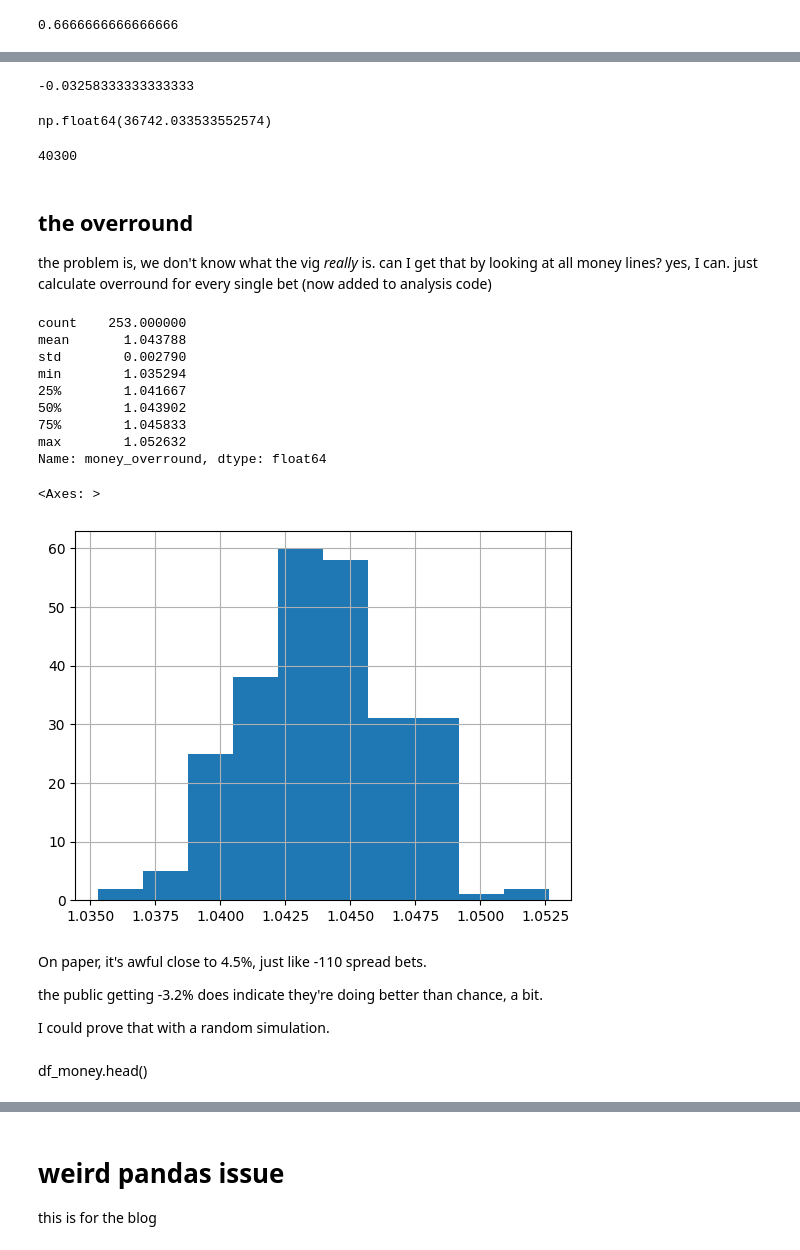
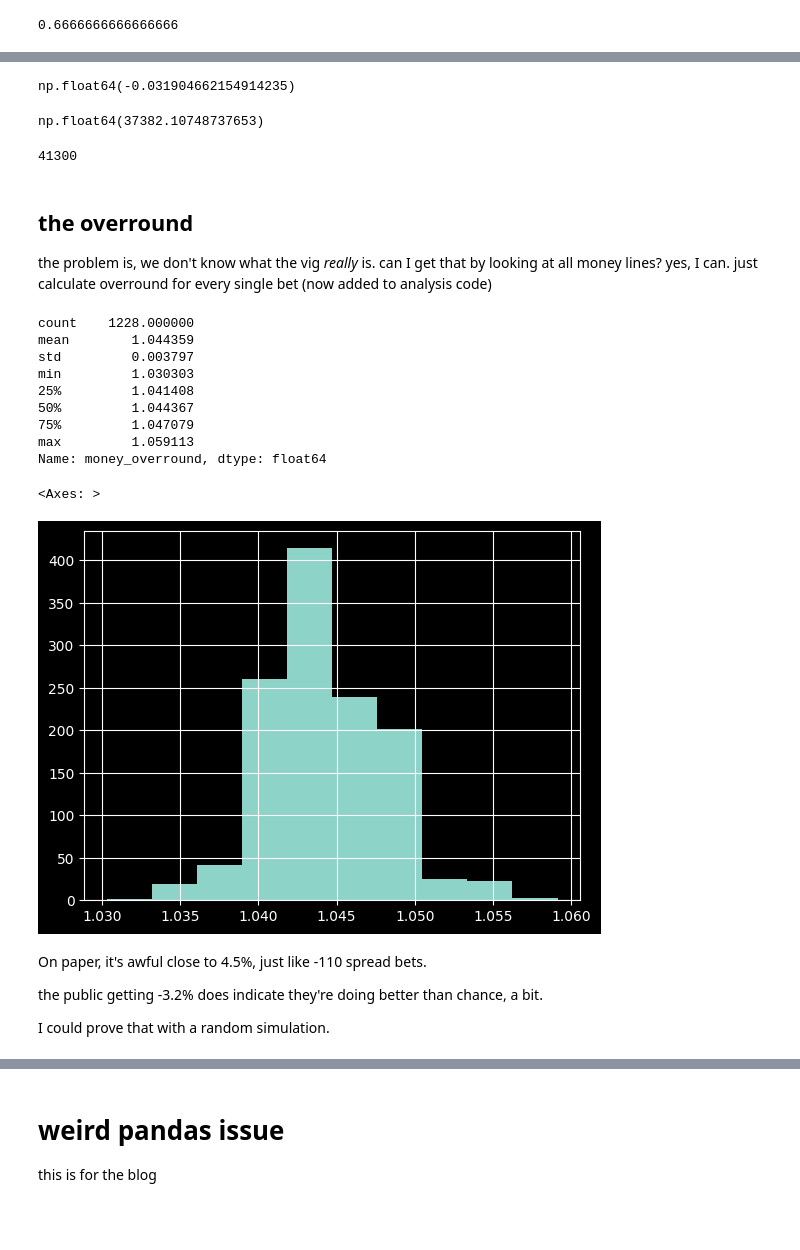
Before and after one commit to csdurfee/scrape_yahoo_odds, a Jupyter notebook: explore_football.ipynb, the cells around one changed output, grey strips where cells are left out. Drawn from its saved outputs; the diff is of its cells as text; code cells hidden in the pictures; blank space fills up the shorter version.

```diff
--- a/explore_football.ipynb
+++ b/explore_football.ipynb
@@ -295,0 +406,13 @@ dtype: float64
+# %%
+plt.style.use('dark_background')
+
+plt.title("BetMGM NFL spreads - fading the public")
+plt.xlabel("year")
+plt.ylabel("win percent")
+plt.xticks(fade_win_pct.index)
+plt.yticks(np.arange(37.5, 65, 2.5))
+plt.ylim([37.5,62.5])
+plt.axhline(52.4, color='green', linestyle="--")
+plt.axhline(100 * ci[0], color='yellow')
+plt.axhline(100 * ci[1], color='yellow')
+plt.plot(fade_win_pct.index, fade_win_pct.values * 100, "o-", color='dodgerblue')
@@ -318,0 +467,11 @@ Name: count, dtype: int64
+# %%
+plt.style.use('dark_background')
+
+plt.title("BetMGM NFL spreads - fading the public")
+plt.xlabel("year")
+plt.ylabel("win percent")
+plt.xticks(fade_win_pct.index)
+plt.axhline(52.4, color='white', linestyle="--")
+plt.plot(fade_win_pct.index, fade_win_pct.values * 100, color='dodgerblue', label="wager percentage")
+plt.plot(consensus_win_pct.index, consensus_win_pct.values * 100, color='white', label="consensus")
+plt.legend()
@@ -569,2 +1086,0 @@ code cribbed from another project of mine:
-# %%
-df_money['money_converted'] =  df_money.money_popular_odds.map(payout)
@@ -627,41 +1152,39 @@ this isn't a bad rate of return, assuming I didn't screw something up here.. -3.
 # %%
--3910 / (100 * len(df_money))
+moneyline_profit / (100 * len(df_money))
 # %% [output]
--0.03258333333333333
+np.float64(-0.031904662154914235)
 # %%
-df_money[df_money.money_popular_won].money_converted.sum()
+df_money[df_money.money_popular_won].money_popular_payout.sum()
 # %% [output]
-np.float64(36742.033533552574)
+np.float64(37382.10748737653)
 # %%
 (100 * (sum(~df_money.money_popular_won)))
 # %% [output]
-40300
+41300
 # %% [markdown]
 ## the overround
 
 the problem is, we don't know what the vig *really* is. can I get that by looking at all money lines? yes, I can. just calculate overround for every single bet (now added to analysis code)
 # %%
-df.money_overround.describe()
+df_money.money_overround.describe()
 # %% [output]
-count    253.000000
-mean       1.043788
-std        0.002790
-min        1.035294
-25%        1.041667
-50%        1.043902
-75%        1.045833
-max        1.052632
+count    1228.000000
+mean        1.044359
+std         0.003797
+min         1.030303
+25%         1.041408
+50%         1.044367
+75%         1.047079
+max         1.059113
 Name: money_overround, dtype: float64
 # %%
-df.money_overround.hist()
+df_money.money_overround.hist()
 # %% [output]
 <Axes: >
-[figure, old version]
+[figure, new version]
 # %% [markdown]
 On paper, it's awful close to 4.5%, just like -110 spread bets.
 
 the public getting -3.2% does indicate they're doing better than chance, a bit.
 
 I could prove that with a random simulation.
-# %% [markdown]
-df_money.head()
```
Also changed, not shown: parts of 162 cells of this notebook.
